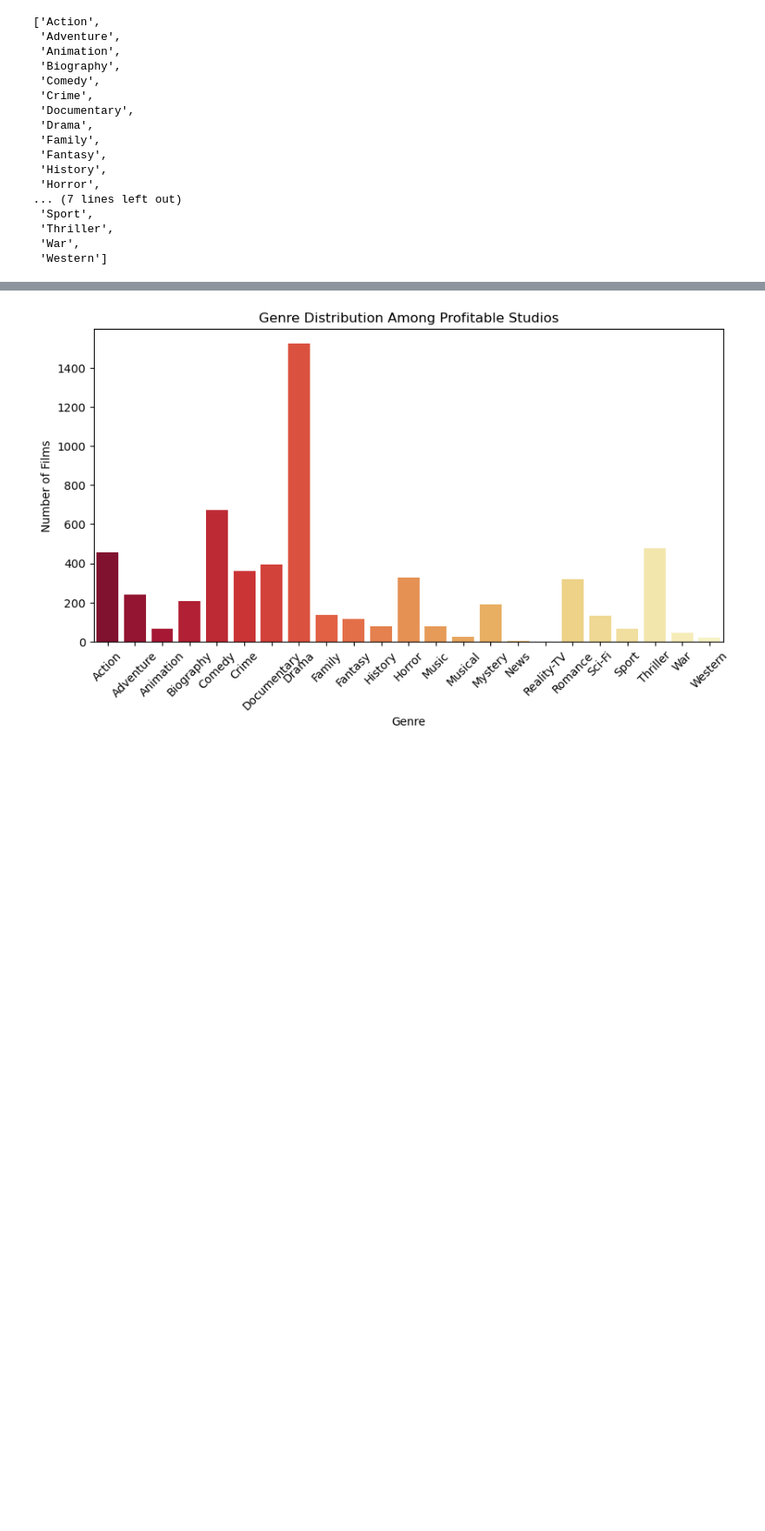
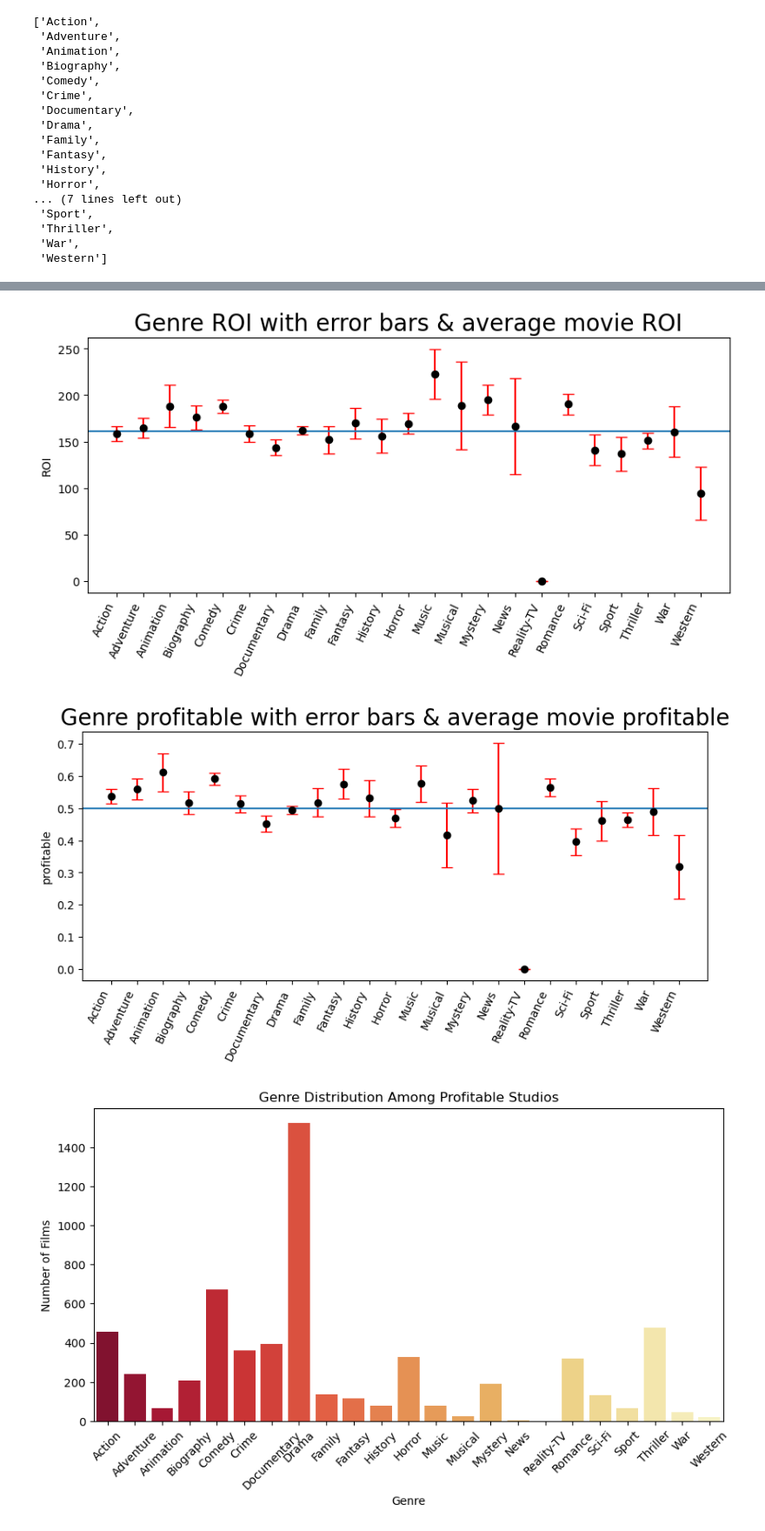
Before and after one commit to WKalawi/DTS-Phase-1-Project, a Jupyter notebook: PhaseOneProject.ipynb, the cells around one changed output, grey strips where cells are left out. Shown: that part at 87% size. Drawn from its saved outputs; the diff is of its cells as text; code cells hidden in the pictures; blank space fills up the shorter version.

```diff
--- a/PhaseOneProject.ipynb
+++ b/PhaseOneProject.ipynb
@@ -562,6 +562,11 @@ for i in genres:
     is_genre_column = "is_" + i
     genrebooldf[is_genre_column] = boolean_df[i].astype(bool)
 
+# Adding profitable column to boolean dataframe
+genrebooldf['profitable'] = genredf['profitable']
+
+# Adding ROI column to boolean dataframe
+genrebooldf['ROI'] = genredf['ROI']
 # Displaying the resulting DataFrame
 genrebooldf
 # %% [output]
@@ -581,3 +590,53 @@ genrebooldf
+# %%
+import numpy as np
+import math
+import matplotlib.pyplot as plt
+
+attributes = ['ROI', 'profitable']
+
+for attribute in attributes:
+    # Create a list to store average attribute with the genre and necessary std/sample sizes
+    genre_attributes = []
+
+    # Calculate the average attribute across the entire dataset
+    average = genrebooldf[attribute].mean()
+
+    for genre in genres:
+        colname = "is_" + genre
+
+        # Calculate attribute with the specific genre
+        on = genrebooldf[genrebooldf[colname] == 1][attribute].mean()
+        std = np.std(genrebooldf[genrebooldf[colname] == 1][attribute])
+        sample_size = len(genrebooldf[genrebooldf[colname] == 1])
+
+        # Calculate standard error
+        root = math.sqrt(sample_size)
+
+        # Append to the main list
+        genre_attributes.append([on, std, root])
+
+    # Create a new plot for each attribute
+    fig, ax = plt.subplots(figsize=(10, 4))
+    ax.set_title(f"Genre {attribute} with error bars & average movie {attribute}", fontsize=20)
+
+    x = genres
+    y = [i[0] for i in genre_attributes]
+
+    # Calculate error bars
+    errorbars = [i[1] / i[2] for i in genre_attributes]
+
+    # Plot with error bars
+    plt.errorbar(x, y, yerr=errorbars, fmt='o', color='black', ecolor='red', capsize=5)
+    plt.xticks(rotation=65, horizontalalignment='right')
+    plt.ylabel(attribute)
+
+    # Add a horizontal line at the overall average
+    ax.axhline(average, xmin=0, xmax=250)
+
+plt.show()
+# %% [output]
+[figure, added]
+[figure, added]
 # %%
 # Calculate the distribution of each genre
 genre_distribution = genrebooldf[[f'is_{genre}' for genre in genres]].sum()
```
Also changed, not shown: parts of 4 cells of this notebook, 1 other file.
